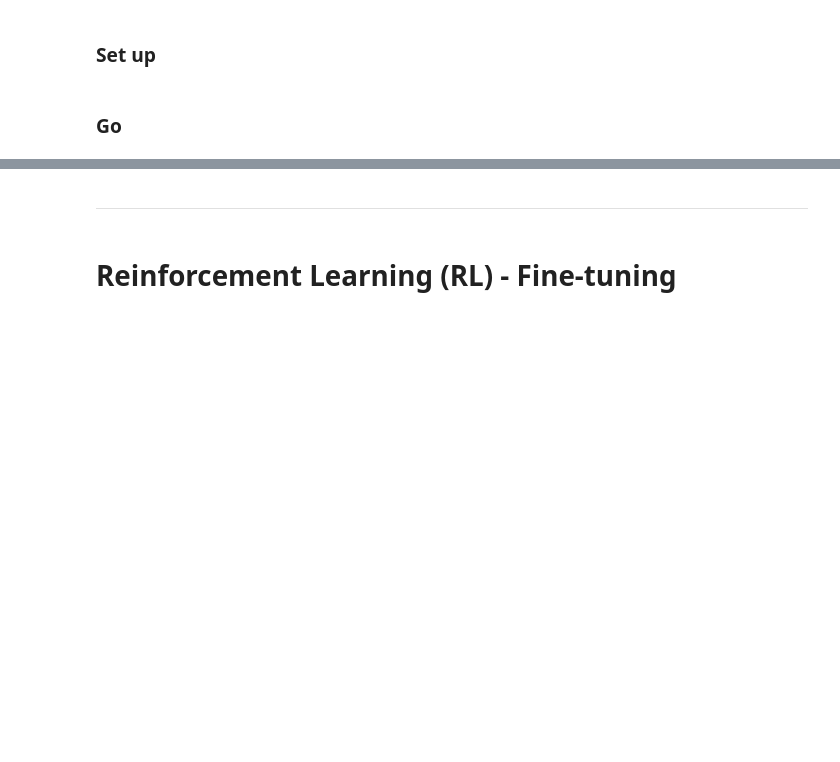
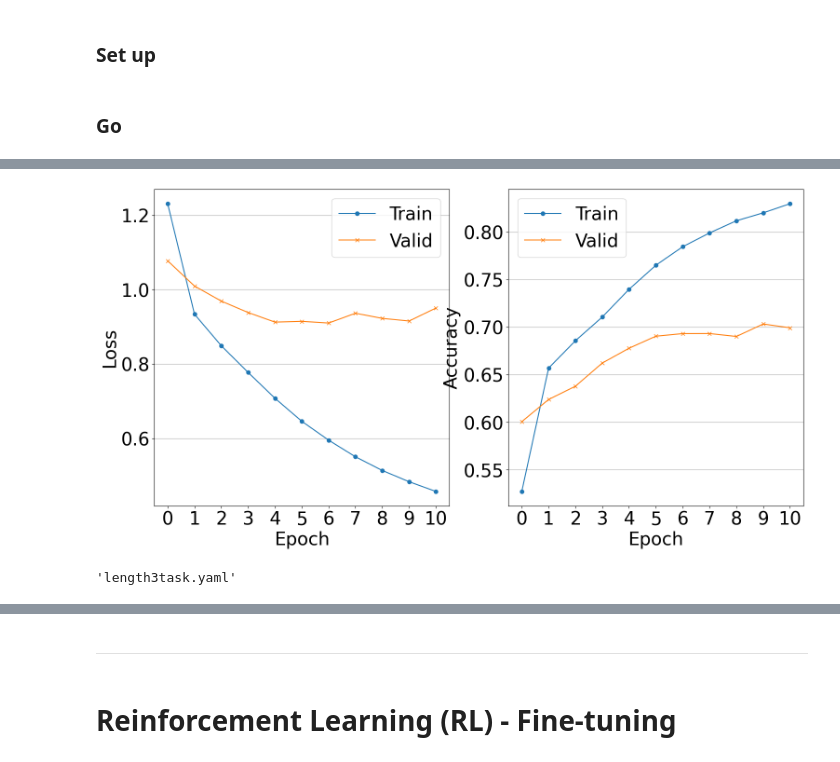
Before and after one commit to MrShininnnnn/Ask-Your-Humans, a Jupyter notebook: main.ipynb, the cells around one changed output, grey strips where cells are left out. Cells and saved outputs as stored; diff of their text form; code cells hidden in the pictures; blank space fills up the shorter version.

```diff
--- a/main.ipynb
+++ b/main.ipynb
@@ -206,6 +251,9 @@ KeyboardInterrupt:
 ### Initialization
 # %%
 il_config = ILConfig()
+il_config.random_seed = 321
+il_config.validation_split = 0.2
+il_config.epochs = 20
 # %% [markdown]
 ### Generate Dataset
 # %%
@@ -326,6 +401,10 @@ Trained model saved at  /google/src/cloud/billzhou/ask_your_human/google3/experi
 ## IL with Instructions
 # %% [markdown]
 ### Set up
+# %%
+il_config.random_seed = 321
+il_config.validation_split = 0.2
+il_config.
 # %%
 train = imitation_learning_generative_language_trainer.train
 validate = imitation_learning_generative_language_trainer.validate
@@ -355,13 +434,22 @@ writer = SummaryWriter() if il_config.summary_writer else None
 # %%
 best_valid_loss, best_valid_acc, best_valid_reward= float('inf'), float('inf'), float('inf')
 valid_epoch, best_epoch = 0, None
+
+train_losses = []
+valid_losses = []
+train_accuracy = []
+valid_accuracy = []
 
 for epoch in range(il_config.epochs):
     # train
     loss, accuracy, lstm_loss, bleu, token_acc = train(epoch, train_data_loader, lstm_model, lstm_optimizer, lstm_criterion, il_model, il_optimizer, il_criterion, vocab, il_config, summary_writer=writer)
     print('Overall Epoch: %d, train loss: %.3f, train accuracy: %.3f, train lstm loss: %.3f, train bleu: %.3f, train token acc: %.3f' % (epoch, loss, accuracy, lstm_loss, bleu, token_acc))
+    train_losses.append(loss)
+    train_accuracy.append(accuracy)
     # valid
     loss, accuracy, lstm_loss, bleu, token_acc = validate(epoch, validation_data_loader, lstm_model, lstm_criterion, il_model, il_criterion, vocab, il_config, summary_writer=writer)
+    valid_losses.append(loss)
+    valid_accuracy.append(accuracy)
     # valid game
     sum_rewards = validate_game(epoch, lstm_model, il_model, il_config, cache=config.glove_cache)
     print('Overall Epoch: %d, valid loss: %.3f, valid accuracy: %.3f, valid lstm loss: %.3f, valid bleu: %.3f, valid token acc: %.3f, valid sum rewards: %.3f' % (epoch, loss, accuracy, lstm_loss, bleu, token_acc, sum_rewards))
@@ -370,6 +458,7 @@ for epoch in range(il_config.epochs):
         best_valid_loss, best_valid_acc, best_valid_reward = loss, accuracy, sum_rewards
         valid_epoch, best_epoch = 0, epoch
         torch.save(il_model.state_dict(), il_config.SAVE_PATH)
+        torch.save(lstm_model.state_dict(), il_config.LSTM_SAVE_PATH)
         print('Best Epoch: %d, valid loss: %.3f, valid accuracy: %.3f, valid sum rewards: %.3f' \
               % (best_epoch, best_valid_loss, best_valid_acc, best_valid_reward))
         print('Trained model saved at ', il_config.SAVE_PATH)
@@ -392,0 +493,27 @@ Trained model saved at  /google/src/cloud/billzhou/ask_your_human/google3/experi
+# %%
+import matplotlib.pyplot as plt
+plt.rcParams.update({'font.size': 28})
+
+fig, axes = plt.subplots(nrows=1, ncols=2, figsize=(18, 9), dpi=100)
+plot1 = axes[0].plot(range(len(train_losses)), train_losses, marker='o', label='Train')
+plot1 = axes[0].plot(range(len(train_losses)), valid_losses, marker='x', label='Valid')
+
+plot2 = axes[1].plot(range(len(train_accuracy)), train_accuracy, marker='o', label='Train')
+plot2 = axes[1].plot(range(len(train_accuracy)), valid_accuracy, marker='x', label='Valid')
+
+ylabels = ['Loss', 'Accuracy']
+for i in range(2):
+    axes[i].legend()
+    axes[i].set_xticks([y for y in range(len(train_losses))])
+    axes[i].set_ylabel(ylabels[i])
+    axes[i].set_xlabel('Epoch')
+    axes[i].yaxis.grid(True)
+
+fig.savefig('il_lstm.png')
+# %% [output]
+[figure, added]
+# %%
+il_config.game_file_name = 'length3task.yaml'
+il_config.game_file_name
+# %% [output]
+'length3task.yaml'
```
Also changed, not shown: parts of 10 cells of this notebook, 2 other files.
